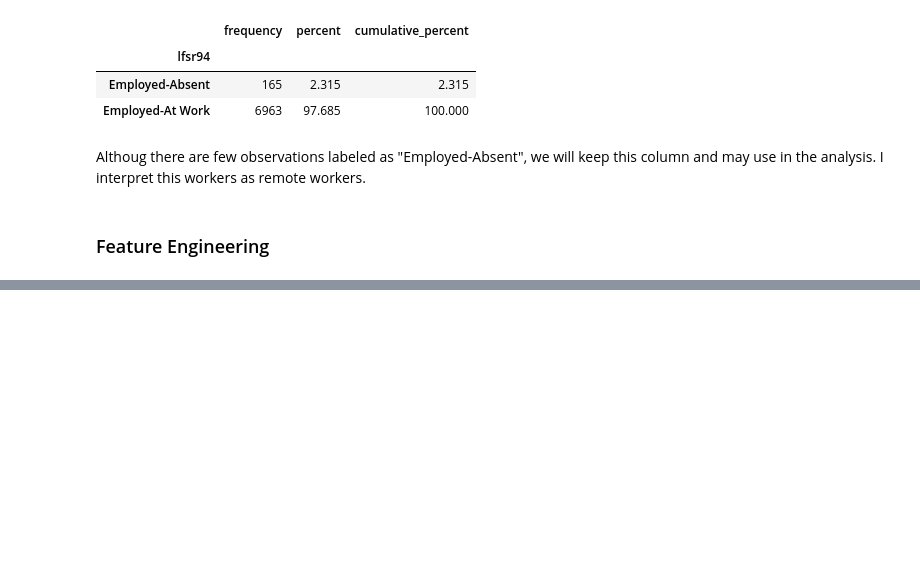
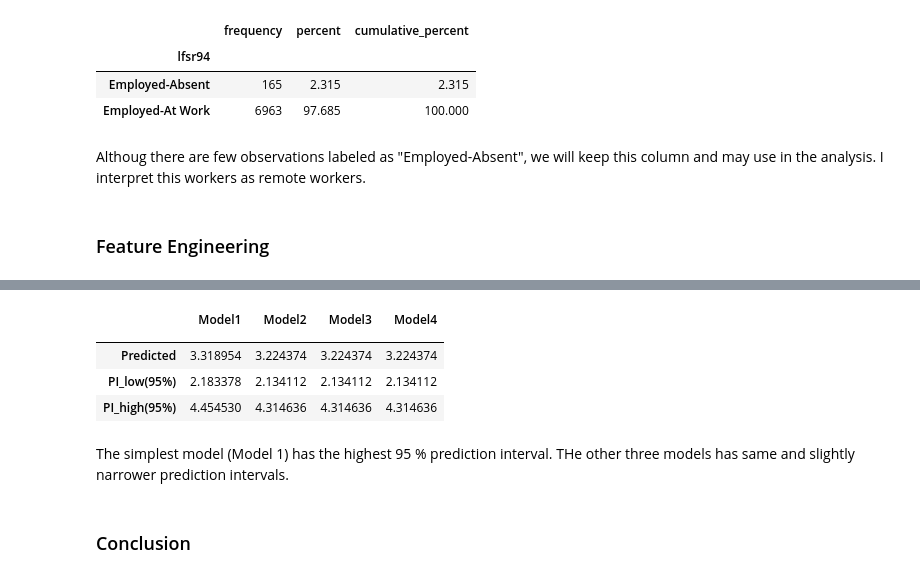
Before and after one commit to kocakale/DataAnalytics, a Jupyter notebook: DA3_Assignment1.ipynb, the cells around one changed output, grey strips where cells are left out. Drawn from its saved outputs; the diff is of its cells as text; code cells hidden in the pictures; blank space fills up the shorter version.

```diff
--- a/DA3_Assignment1.ipynb
+++ b/DA3_Assignment1.ipynb
@@ -338,3 +335,6 @@ buss_fin_occ_data = buss_fin_occ_data.drop(["race"],axis=1)
+# %%
+# Drop 'race' column
+buss_fin_occ_data = buss_fin_occ_data.drop(["race"],axis=1)
 # %% [markdown]
 ##### Columns: sex
 # %%
@@ -936,0 +715,2 @@ Results are not very different from the full-sample RMSE. Although Model4 gives
+# %%
+model2 = smf.ols("ln_earnings_per_hour ~ C(grade92) + age + agesq + agecu", data=final_df).fit(cov_type="HC0")
@@ -936,0 +983,25 @@ Results are not very different from the full-sample RMSE. Although Model4 gives
+# %%
+p1=model1.get_prediction(new).summary_frame()
+p2=model2.get_prediction(new).summary_frame()
+p3=model3.get_prediction(new).summary_frame()
+p4=model4.get_prediction(new).summary_frame()
+# %%
+pd.DataFrame(
+    {
+        " ": ["Predicted", "PI_low(95%)", "PI_high(95%)"],
+        "Model1": p1[["mean", "obs_ci_lower", "obs_ci_upper"]].values.tolist()[0],
+        "Model2": p2[["mean", "obs_ci_lower", "obs_ci_upper"]].values.tolist()[0],
+        "Model3": p2[["mean", "obs_ci_lower", "obs_ci_upper"]].values.tolist()[0],
+        "Model4": p2[["mean", "obs_ci_lower", "obs_ci_upper"]].values.tolist()[0],
+    }
+).set_index(" ")
+# %% [output]
+|  | Model1 | Model2 | Model3 | Model4 |
+|  |  |  |  |  |
+| Predicted | 3.318954 | 3.224374 | 3.224374 | 3.224374 |
+| PI_low(95%) | 2.183378 | 2.134112 | 2.134112 | 2.134112 |
+| PI_high(95%) | 4.454530 | 4.314636 | 4.314636 | 4.314636 |
+# %% [markdown]
+The simplest model (Model 1) has the highest 95 % prediction interval. THe other three models has same and slightly narrower prediction intervals.
+# %% [markdown]
+### Conclusion
```
Also changed, not shown: parts of 117 cells of this notebook.
